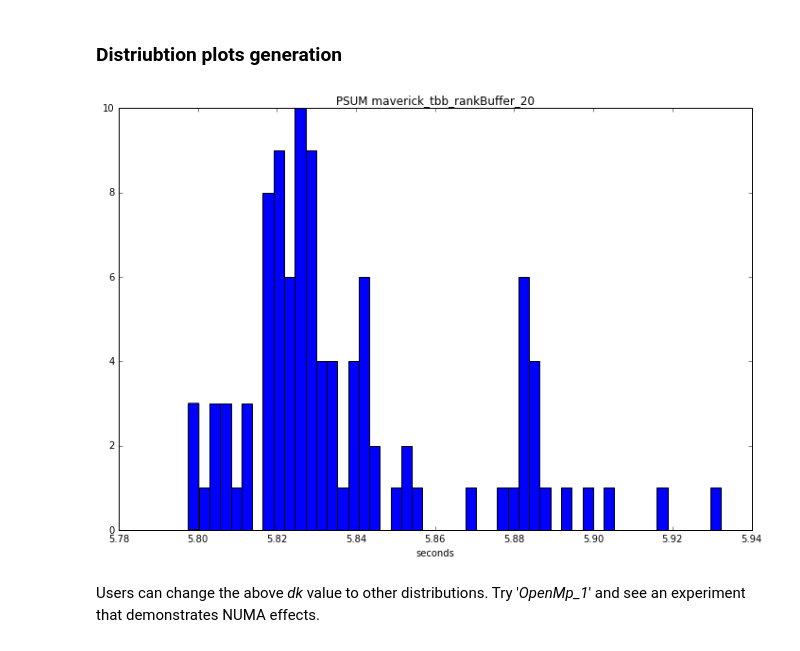
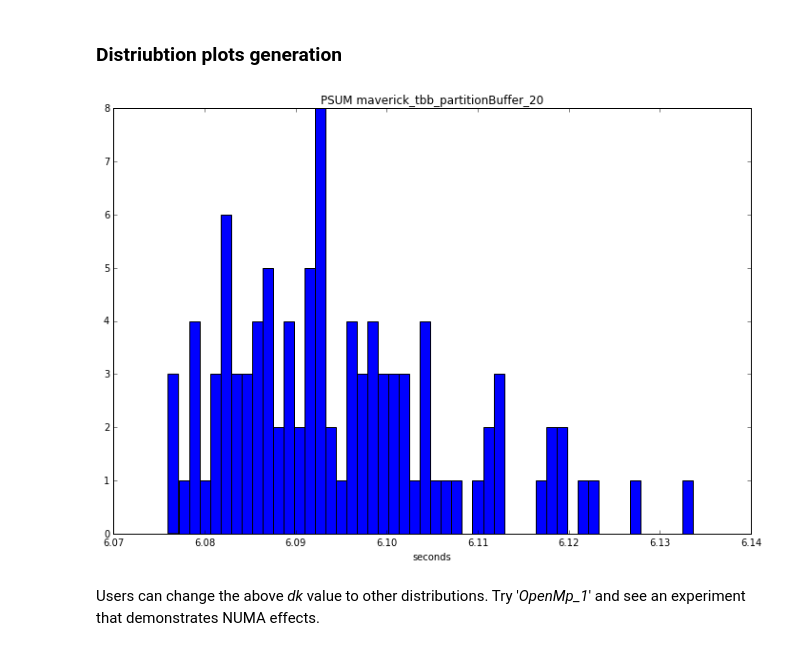
Before and after one commit to ParaToolsInc/benchmarks, a Jupyter notebook: threading/tacc_1/run2_data/histogramPsum.ipynb, the cells around one changed output. Saved outputs shown, nothing was run; the diff lists cells and outputs as text; code cells hidden in the pictures.

```diff
--- a/threading/tacc_1/run2_data/histogramPsum.ipynb
+++ b/threading/tacc_1/run2_data/histogramPsum.ipynb
@@ -44,7 +41,7 @@ The above distribution for the serial implementation shows a noticable variance.
 # %% [markdown]
 ### Distriubtion plots generation
 # %%
-testList=['serial','stdVec','openmp','openmp-2','tbb_rankBuffer','tbb_singleBuffer']
+testList=['serial','stdVec','openmp','openmp-2','tbb_rankBuffer','tbb_singleBuffer','tbb_partitionBuffer']
 threadCount=[1,2,4,8,10,12,14,16,18,19,20,25,30,35,40]
 dataListDict={}
 dataArrayDict={}
@@ -66,13 +63,13 @@ for key in dataListDict:
 # %%
 fig = plt.figure(figsize=(12,8))
 ax = fig.add_subplot(111)
-dk='maverick_tbb_rankBuffer_20'
+dk='maverick_tbb_partitionBuffer_20'
 ax.hist(dataArrayDict[dk],50)
 plt.xlabel('seconds')
 plt.title('PSUM '+ dk)
 plt.show()
 # %% [output]
-[figure, old version]
+[figure, new version]
 # %% [markdown]
 Users can change the above *dk* value to other distributions.  Try '*OpenMp_1*' and see an experiment that demonstrates NUMA effects.
 # %% [markdown]
```
Also changed, not shown: parts of 3 cells of this notebook, 1 other file.
